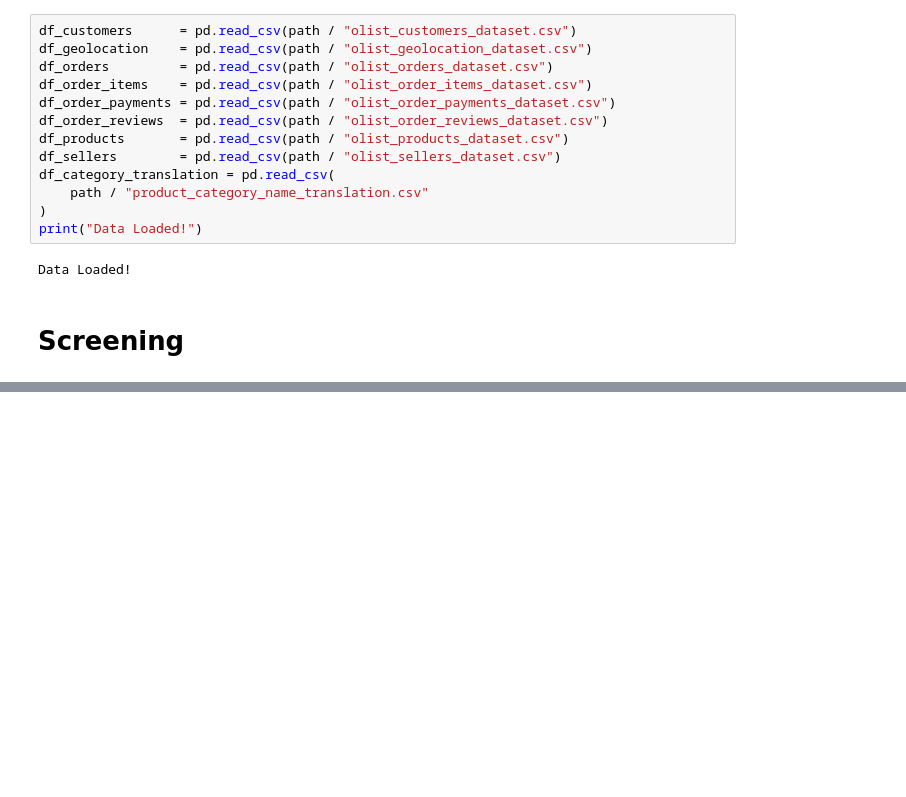
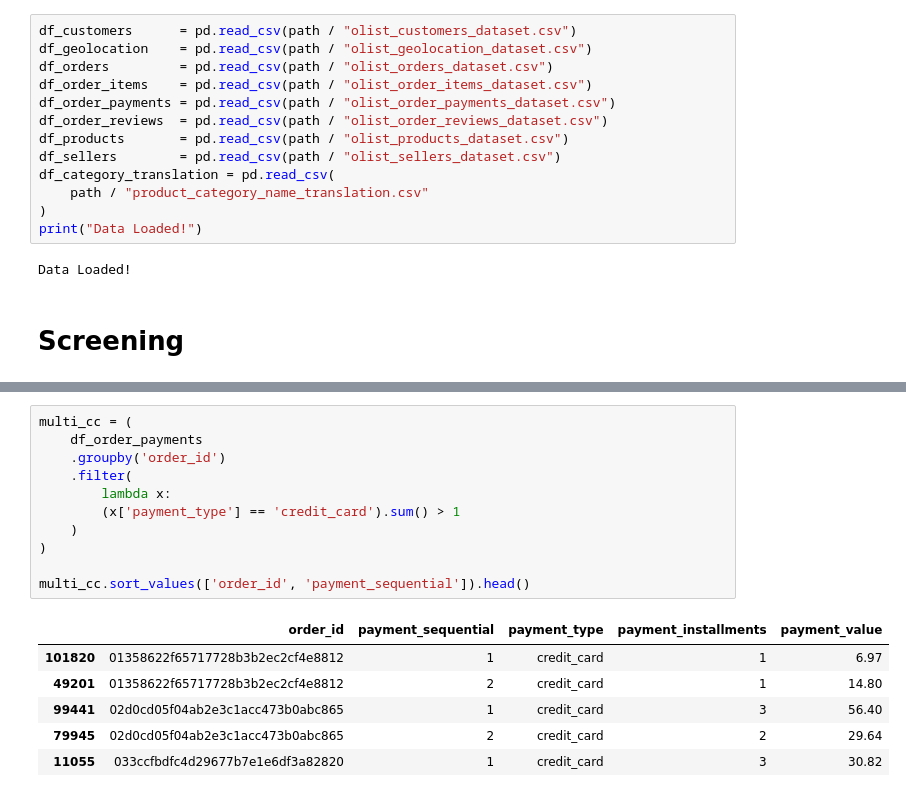
Before and after one commit to rafli-1729/ai-business-analyst, a Jupyter notebook: notebooks/preparation.ipynb, the cells around one changed output, grey strips where cells are left out. Cells and saved outputs as stored; diff of their text form; blank space fills up the shorter version.

```diff
--- a/notebooks/preparation.ipynb
+++ b/notebooks/preparation.ipynb
@@ -55,0 +524,18 @@ df_order_items
+# %%
+multi_cc = (
+    df_order_payments
+    .groupby('order_id')
+    .filter(
+        lambda x:
+        (x['payment_type'] == 'credit_card').sum() > 1
+    )
+)
+
+multi_cc.sort_values(['order_id', 'payment_sequential']).head()
+# %% [output]
+|  | order_id | payment_sequential | payment_type | payment_installments | payment_value |
+| 101820 | 01358622f65717728b3b2ec2cf4e8812 | 1 | credit_card | 1 | 6.97 |
+| 49201 | 01358622f65717728b3b2ec2cf4e8812 | 2 | credit_card | 1 | 14.80 |
+| 99441 | 02d0cd05f04ab2e3c1acc473b0abc865 | 1 | credit_card | 3 | 56.40 |
+| 79945 | 02d0cd05f04ab2e3c1acc473b0abc865 | 2 | credit_card | 2 | 29.64 |
+| 11055 | 033ccfbdfc4d29677b7e1e6df3a82820 | 1 | credit_card | 3 | 30.82 |
```
Also changed, not shown: parts of 50 cells of this notebook, 28 other files.
